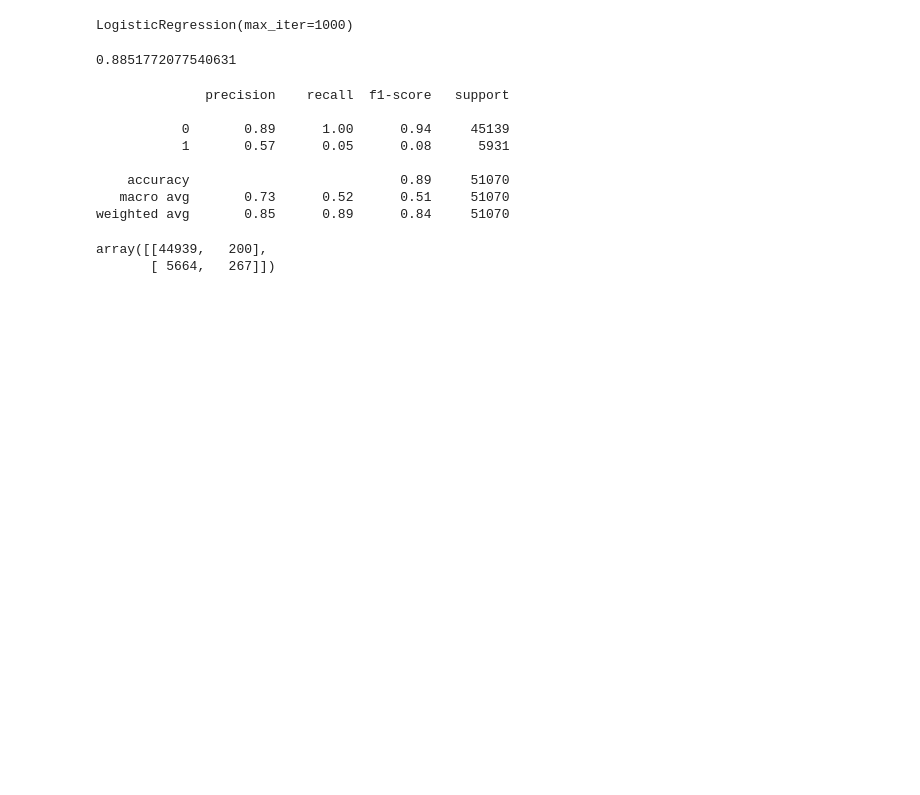
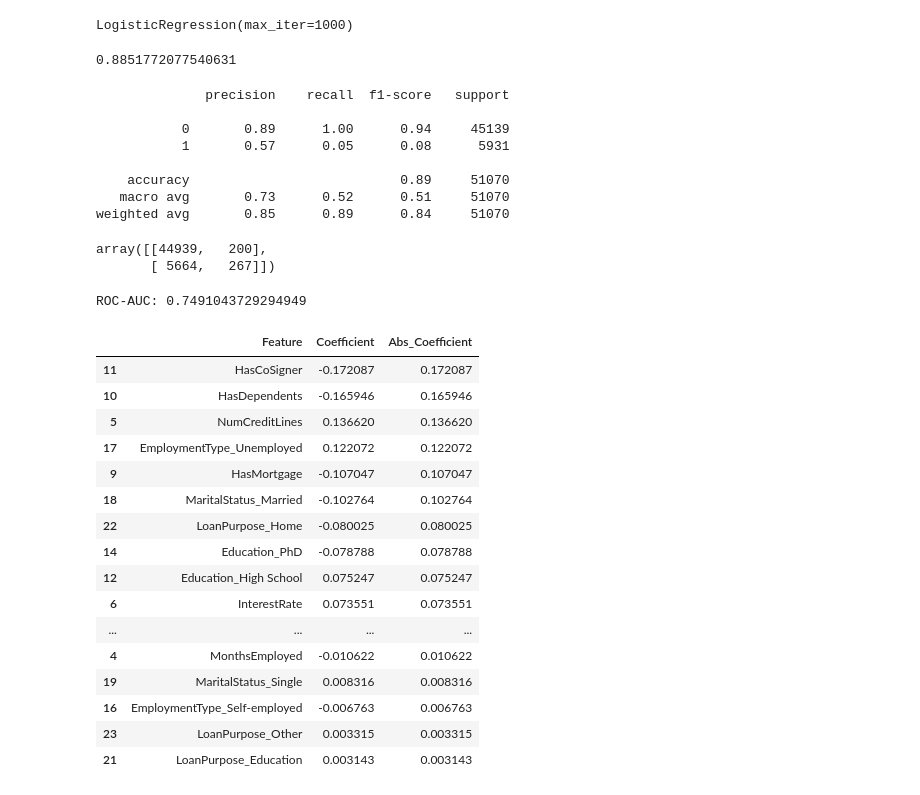
Before and after one commit to IrinaEkb/Loan_Default, a Jupyter notebook: notebooks/03_model_preparation.ipynb, the cells around one changed output. Drawn from its saved outputs; the diff is of its cells as text; code cells hidden in the pictures; blank space fills up the shorter version.

Commit message:
model prep

```diff
--- a/notebooks/03_model_preparation.ipynb
+++ b/notebooks/03_model_preparation.ipynb
@@ -74,3 +75,39 @@ confusion_matrix(y_test, y_pred)
 # %% [output]
 array([[44939,   200],
        [ 5664,   267]])
+# %%
+roc_auc = roc_auc_score(y_test, y_proba)
+
+print("ROC-AUC:", roc_auc)
+# %% [output]
+ROC-AUC: 0.7491043729294949
+# %%
+feature_importance = pd.DataFrame({
+    "Feature": X_train.columns,
+    "Coefficient": model.coef_[0]
+})
+
+feature_importance["Abs_Coefficient"] = feature_importance["Coefficient"].abs()
+
+feature_importance.sort_values(
+    "Abs_Coefficient",
+    ascending=False
+).head(20)
+# %% [output]
+|  | Feature | Coefficient | Abs_Coefficient |
+| 11 | HasCoSigner | -0.172087 | 0.172087 |
+| 10 | HasDependents | -0.165946 | 0.165946 |
+| 5 | NumCreditLines | 0.136620 | 0.136620 |
+| 17 | EmploymentType_Unemployed | 0.122072 | 0.122072 |
+| 9 | HasMortgage | -0.107047 | 0.107047 |
+| 18 | MaritalStatus_Married | -0.102764 | 0.102764 |
+| 22 | LoanPurpose_Home | -0.080025 | 0.080025 |
+| 14 | Education_PhD | -0.078788 | 0.078788 |
+| 12 | Education_High School | 0.075247 | 0.075247 |
+| 6 | InterestRate | 0.073551 | 0.073551 |
+| ... | ... | ... | ... |
+| 4 | MonthsEmployed | -0.010622 | 0.010622 |
+| 19 | MaritalStatus_Single | 0.008316 | 0.008316 |
+| 16 | EmploymentType_Self-employed | -0.006763 | 0.006763 |
+| 23 | LoanPurpose_Other | 0.003315 | 0.003315 |
+| 21 | LoanPurpose_Education | 0.003143 | 0.003143 |
```
Also changed, not shown: parts of 1 cell of this notebook.
